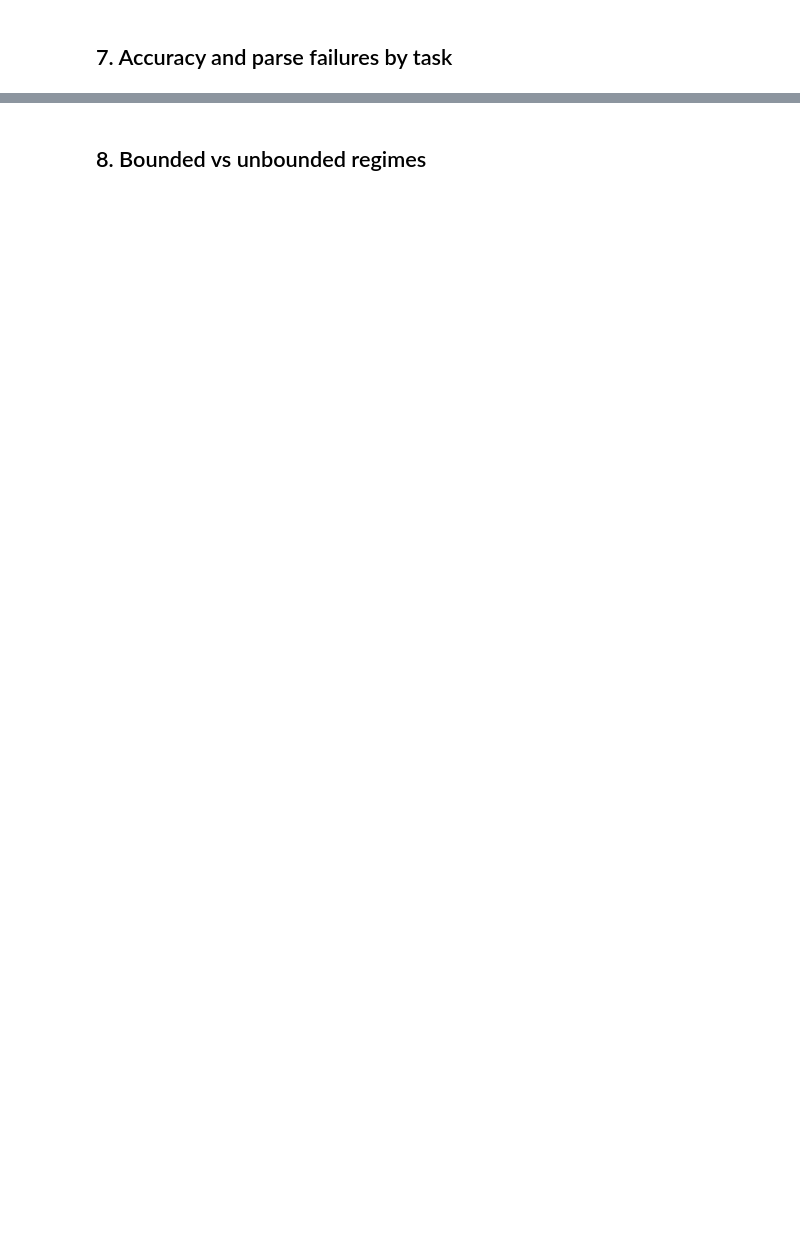
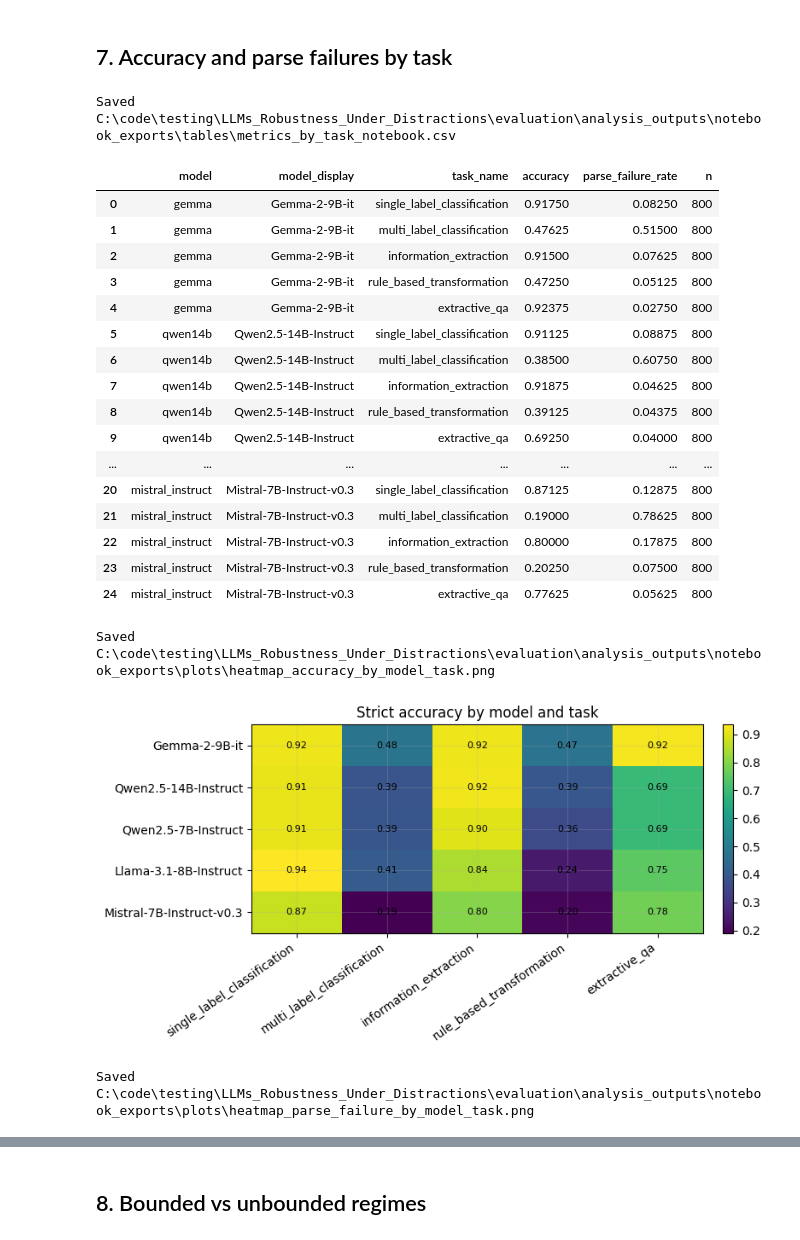
Before and after one commit to FabianMenekshi/LLMs_Robustness_Under_Distractions, a Jupyter notebook: evaluation/analysis/model_comparison_analysis_fixed_paths.ipynb, the cells around one changed output, grey strips where cells are left out. Saved outputs shown, nothing was run; the diff lists cells and outputs as text; code cells hidden in the pictures; blank space fills up the shorter version.

```diff
--- a/evaluation/analysis/model_comparison_analysis_fixed_paths.ipynb
+++ b/evaluation/analysis/model_comparison_analysis_fixed_paths.ipynb
@@ -311,7 +330,7 @@ display(df.groupby(["model", "distraction_type"], observed=False).size().reset_i
 # %%
 def summarize(group_cols):
     return (
-        df.groupby(group_cols, observed=False)
+        df.groupby(group_cols, observed=True)
         .agg(
             accuracy=("correct", "mean"),
             parse_failure_rate=("parse_fail", "mean"),
@@ -511,11 +524,66 @@ NameError: name 'save_plot' is not defined
 # %%
 by_task = summarize(["model", "model_display", "task_name"])
 save_table(by_task, "metrics_by_task_notebook.csv")
 display(by_task.sort_values(["model", "task_name"]))
 
-model_display_order = [MODEL_FILES[m]["display"] for m in MODEL_ORDER if m in df["model"].astype(str).unique()]
-acc_task_pivot = by_task.pivot(index="model_display", columns="task_name", values="accuracy").reindex(model_display_order)
-parse_task_pivot = by_task.pivot(index="model_display", columns="task_name", values="parse_failure_rate").reindex(model_display_order)
+model_display_order = [
+    MODEL_FILES[m]["display"]
+    for m in MODEL_ORDER
+    if m in df["model"].astype(str).unique()
+]
 
-plot_heatmap(acc_task_pivot, "Strict accuracy by model and task", filename="heatmap_accuracy_by_model_task.png")
-plot_heatmap(parse_task_pivot, "Parse failure rate by model and task", filename="heatmap_parse_failure_by_model_task.png")
+acc_task_pivot = (
+    by_task
+    .pivot_table(
+        index="model_display",
+        columns="task_name",
+        values="accuracy",
+        aggfunc="mean"
+    )
+    .reindex(model_display_order)
+)
+
+parse_task_pivot = (
+    by_task
+    .pivot_table(
+        index="model_display",
+        columns="task_name",
+        values="parse_failure_rate",
+        aggfunc="mean"
+    )
+    .reindex(model_display_order)
+)
+
+plot_heatmap(
+    acc_task_pivot,
+    "Strict accuracy by model and task",
+    filename="heatmap_accuracy_by_model_task.png"
+)
+
+plot_heatmap(
+    parse_task_pivot,
+    "Parse failure rate by model and task",
+    filename="heatmap_parse_failure_by_model_task.png"
+)
+# %% [output]
+Saved C:\code\testing\LLMs_Robustness_Under_Distractions\evaluation\analysis_outputs\notebook_exports\tables\metrics_by_task_notebook.csv
+|  | model | model_display | task_name | accuracy | parse_failure_rate | n |
+| 0 | gemma | Gemma-2-9B-it | single_label_classification | 0.91750 | 0.08250 | 800 |
+| 1 | gemma | Gemma-2-9B-it | multi_label_classification | 0.47625 | 0.51500 | 800 |
+| 2 | gemma | Gemma-2-9B-it | information_extraction | 0.91500 | 0.07625 | 800 |
+| 3 | gemma | Gemma-2-9B-it | rule_based_transformation | 0.47250 | 0.05125 | 800 |
+| 4 | gemma | Gemma-2-9B-it | extractive_qa | 0.92375 | 0.02750 | 800 |
+| 5 | qwen14b | Qwen2.5-14B-Instruct | single_label_classification | 0.91125 | 0.08875 | 800 |
+| 6 | qwen14b | Qwen2.5-14B-Instruct | multi_label_classification | 0.38500 | 0.60750 | 800 |
+| 7 | qwen14b | Qwen2.5-14B-Instruct | information_extraction | 0.91875 | 0.04625 | 800 |
+| 8 | qwen14b | Qwen2.5-14B-Instruct | rule_based_transformation | 0.39125 | 0.04375 | 800 |
+| 9 | qwen14b | Qwen2.5-14B-Instruct | extractive_qa | 0.69250 | 0.04000 | 800 |
+| ... | ... | ... | ... | ... | ... | ... |
+| 20 | mistral_instruct | Mistral-7B-Instruct-v0.3 | single_label_classification | 0.87125 | 0.12875 | 800 |
+| 21 | mistral_instruct | Mistral-7B-Instruct-v0.3 | multi_label_classification | 0.19000 | 0.78625 | 800 |
+| 22 | mistral_instruct | Mistral-7B-Instruct-v0.3 | information_extraction | 0.80000 | 0.17875 | 800 |
+| 23 | mistral_instruct | Mistral-7B-Instruct-v0.3 | rule_based_transformation | 0.20250 | 0.07500 | 800 |
+| 24 | mistral_instruct | Mistral-7B-Instruct-v0.3 | extractive_qa | 0.77625 | 0.05625 | 800 |
+Saved C:\code\testing\LLMs_Robustness_Under_Distractions\evaluation\analysis_outputs\notebook_exports\plots\heatmap_accuracy_by_model_task.png
+[figure, added]
+Saved C:\code\testing\LLMs_Robustness_Under_Distractions\evaluation\analysis_outputs\notebook_exports\plots\heatmap_parse_failure_by_model_task.png
```
Also changed, not shown: parts of 19 cells of this notebook, 28 other files.
